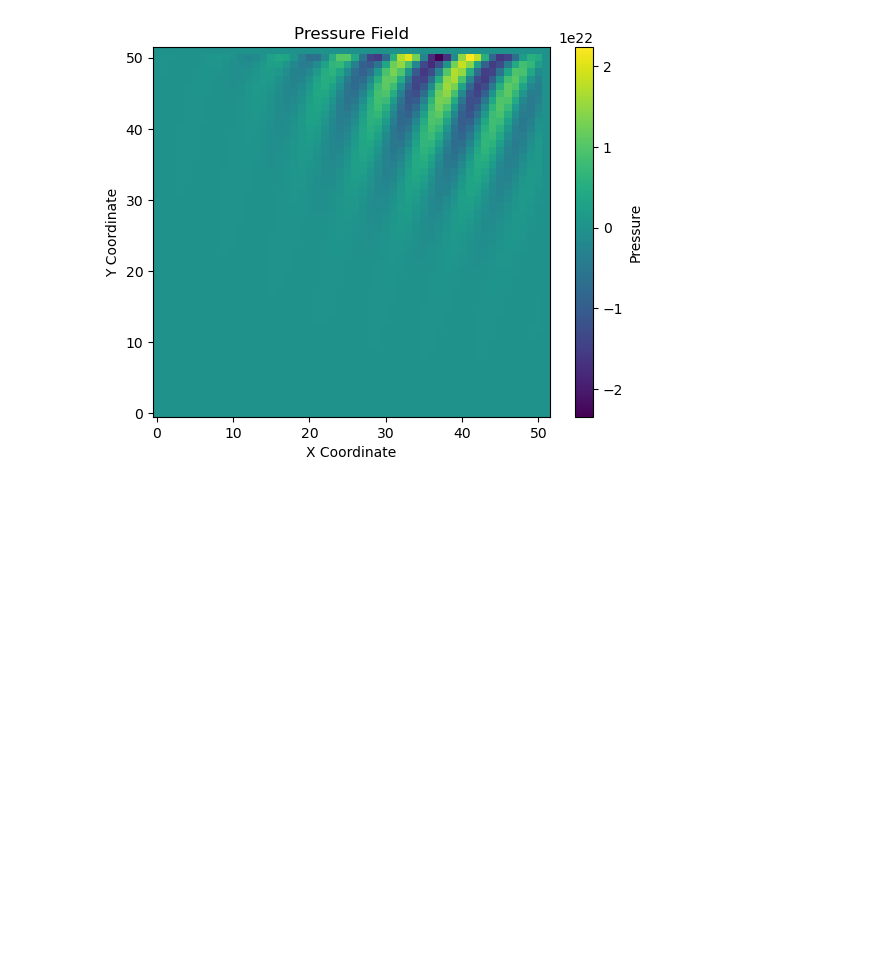
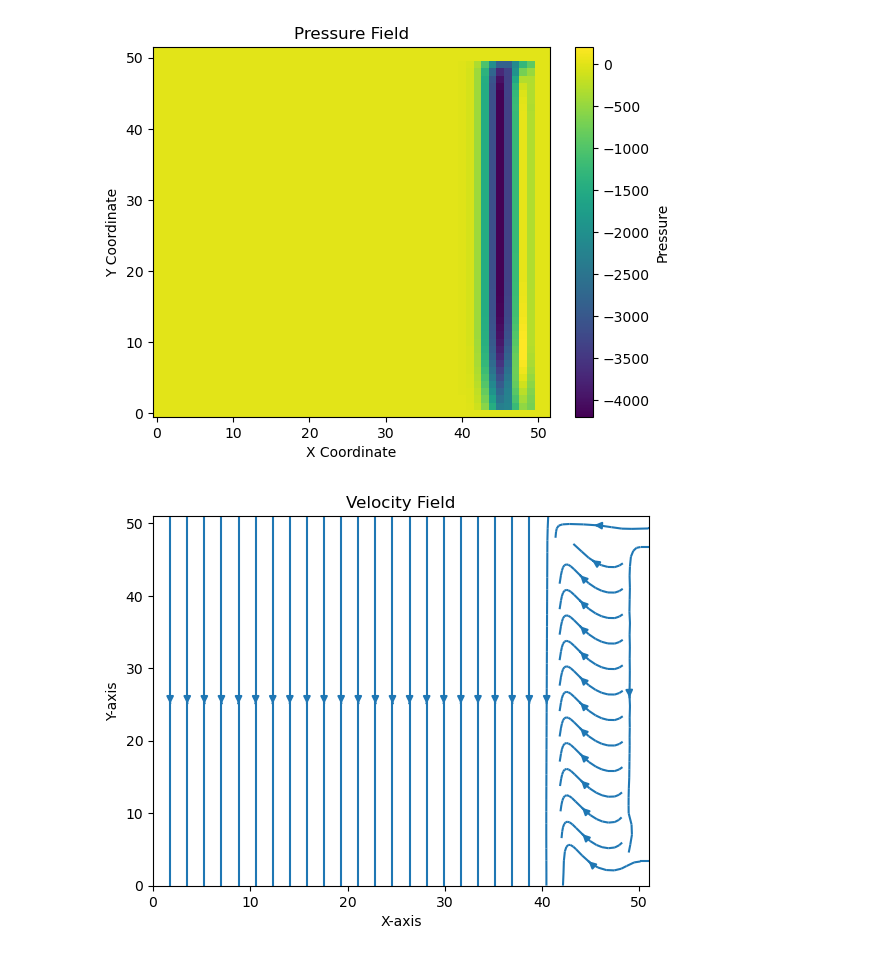
Before and after one commit to efekaanefe/Fluid-Simulations, a Jupyter notebook: Eulerian-Fluid-Simulation/eulers-equation.ipynb, the cells around one changed output. Cells and saved outputs as stored; diff of their text form; code cells hidden in the pictures; blank space fills up the shorter version.

```diff
--- a/Eulerian-Fluid-Simulation/eulers-equation.ipynb
+++ b/Eulerian-Fluid-Simulation/eulers-equation.ipynb
@@ -5,7 +5,8 @@ import matplotlib.pyplot as plt
 # UTILS FOR PLOTTING
 
 def plot_velocity_field(grid_X, grid_Y, velocity_field_u, velocity_field_v, title = "Velocity Field"):
-    plt.quiver(grid_X, grid_Y, velocity_field_u, velocity_field_v, scale=20)
+    # plt.quiver(grid_X, grid_Y, velocity_field_u, velocity_field_v, scale=20)
+    plt.streamplot(grid_X, grid_Y, velocity_field_u, velocity_field_v)
     plt.title(title)
     plt.xlabel("X-axis")
     plt.ylabel("Y-axis")
@@ -97,15 +98,20 @@ cell_center_coordinates_j = ny//2
 
 cp = rho*h/dt
 
-for _ in range(10):
-    for i in range(1, ny+1):
-        if s_field[i][j] == 0: # wall
-            continue
-        velocity_field_v[i][j] += dt*g
+# integrate
+for i in range(1, ny):
+    for j in range(1, nx):
+        if s_field[i][j] != 0:
+            velocity_field_v[i][j] += dt*g
 
-for _ in range(10):
-    for i in range(1, ny+1):
-        for j in range(1, nx+1):
+pressure_field = np.zeros_like(grid_X)
+
+# velocity_field_u[:, 1] = 10
+
+# solveIncompressibility
+for _ in range(num_iterations):
+    for i in range(1, ny):
+        for j in range(1, nx):
 
             # random velocity input at center cell
             # velocity_field_u[cell_center_coordinates_i][cell_center_coordinates_j] = np.random.random()
@@ -116,33 +122,41 @@ for _ in range(10):
             #     continue
             # velocity_field_v[i][j] += dt*g
 
-            sx0 = s_field[i-1][j]
-            sx1 = s_field[i+1][j]
-            sy0 = s_field[i][j-1]
-            sy1 = s_field[i][j+1]
+            sx0 = s_field[i-1][j] if 0<i-1<ny+2 else 0
+            sx1 = s_field[i+1][j] if 0<i+1<ny+2 else 0
+            sy0 = s_field[i][j-1] if 0<j-1<nx+2 else 0
+            sy1 = s_field[i][j+1] if 0<j+1<nx+2 else 0
             s = sx0 + sx1 + sy0 + sy1
 
-            if s == 0:
-                continue
+            if s != 0:
+                d = get_divergence_of_cell(i, j, velocity_field_u, velocity_field_v)
 
-            d = get_divergence_of_cell(i, j, velocity_field_u, velocity_field_v)
+                p = -d/s
+                p *= o # over-relaxation
 
-            p = -d/s
-            p *= o # over-relaxation
+                pressure_field[i][j] += cp*p  # not necessary for simulation
 
-            pressure_field[i][j] += cp*p  # not necessary for simulation
+                # p /= o
+                velocity_field_u[i][j] -=  sx0 * p
+                velocity_field_u[i+1][j] += sx1 * p if 0<i+1<ny+2 else 0
+                velocity_field_v[i][j] -= sy0 * p
+                velocity_field_u[i][j+1] += sy1 * p if 0<j+1<nx+2 else 0
 
-            # p /= o
-            velocity_field_u[i][j] -=  sx0 * p
-            velocity_field_u[i+1][j] += sx1 * p
-            velocity_field_v[i][j] -= sy0 * p
-            velocity_field_u[i][j+1] += sy1 * p
+# extrapolate
+# for i in range(0, nx+2):
+#     velocity_field_u[i][0] = velocity_field_u[i][1]
+#     velocity_field_u[i][ny+1] = velocity_field_u[i][ny]
+# for j in range(0, ny+2):
+#     velocity_field_u[0][j] = velocity_field_u[1][j]
+#     velocity_field_u[nx+1][j] = velocity_field_u[nx][j]
+
+# advectVel
 
 
 
 
-
+print(velocity_field_v)
 plot_pressure_field(grid_X, grid_Y, pressure_field)
 
-# plot_velocity_field(grid_X, grid_Y, velocity_field_u, velocity_field_v)
+plot_velocity_field(grid_X, grid_Y, velocity_field_u, velocity_field_v)
 # %% [output]
@@ -149,4 +176,5 @@ plot_pressure_field(grid_X, grid_Y, pressure_field)
-[figure, old version]
+[figure, new version]
+[figure, added]
 # %%
 from fluid import Fluid # vector fields are arrays, not matrix why?
 
```
Also changed, not shown: parts of 4 cells of this notebook.
